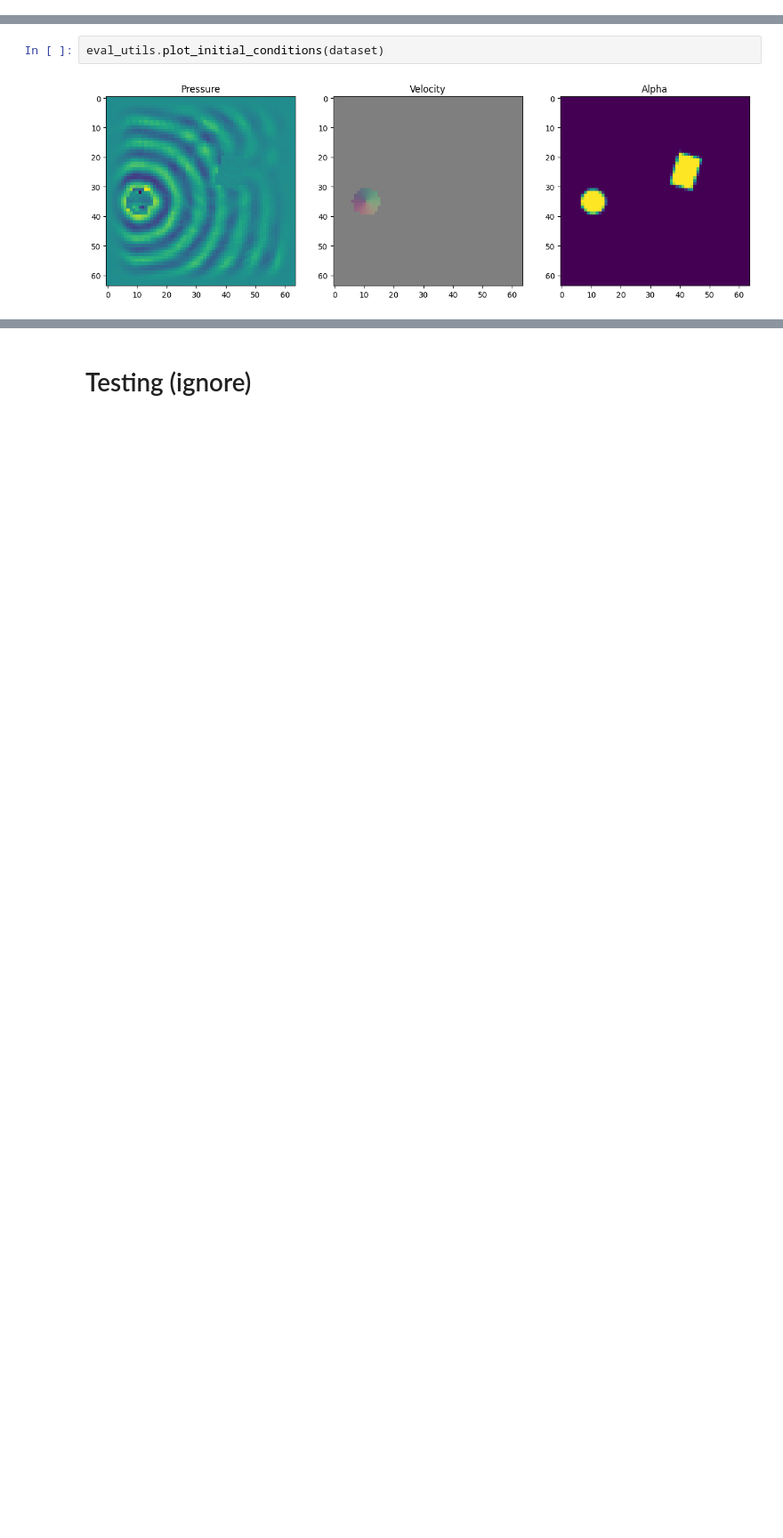
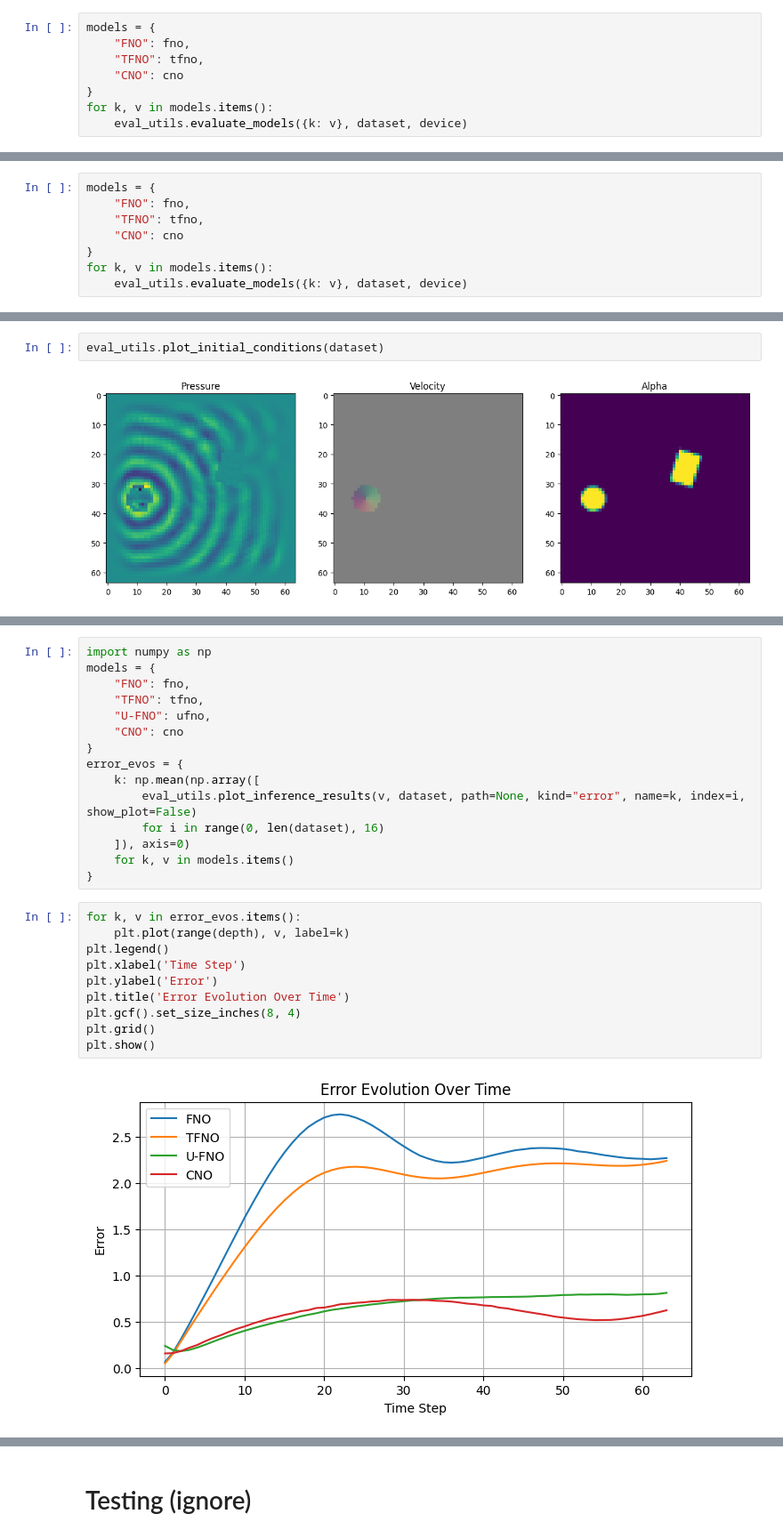
Before and after one commit to fangjunzhou/acoustic-no, a Jupyter notebook: notebooks/eval.ipynb, the cells around one changed output, grey strips where cells are left out. Shown: that part at 89% size. Drawn from its saved outputs; the diff is of its cells as text; blank space fills up the shorter version.

```diff
--- a/notebooks/eval.ipynb
+++ b/notebooks/eval.ipynb
@@ -83 +99,9 @@ cno.to(device)
 pass
+# %%
+models = {
+    "FNO": fno,
+    "TFNO": tfno,
+    "CNO": cno
+}
+for k, v in models.items():
+    eval_utils.evaluate_models({k: v}, dataset, device)
@@ -83,0 +130,8 @@ pass
+# %%
+models = {
+    "FNO": fno,
+    "TFNO": tfno,
+    "CNO": cno
+}
+for k, v in models.items():
+    eval_utils.evaluate_models({k: v}, dataset, device)
@@ -137,0 +293,27 @@ Sampled 8757 initial conditions.
+# %%
+import numpy as np
+models = {
+    "FNO": fno,
+    "TFNO": tfno,
+    "U-FNO": ufno,
+    "CNO": cno
+}
+error_evos = {
+    k: np.mean(np.array([
+        eval_utils.plot_inference_results(v, dataset, path=None, kind="error", name=k, index=i, show_plot=False)
+        for i in range(0, len(dataset), 16)
+    ]), axis=0)
+    for k, v in models.items()
+}
+# %%
+for k, v in error_evos.items():
+    plt.plot(range(depth), v, label=k)
+plt.legend()
+plt.xlabel('Time Step')
+plt.ylabel('Error')
+plt.title('Error Evolution Over Time')
+plt.gcf().set_size_inches(8, 4)
+plt.grid()
+plt.show()
+# %% [output]
+[figure, added]
```
Also changed, not shown: parts of 16 cells of this notebook, 2 other files.
